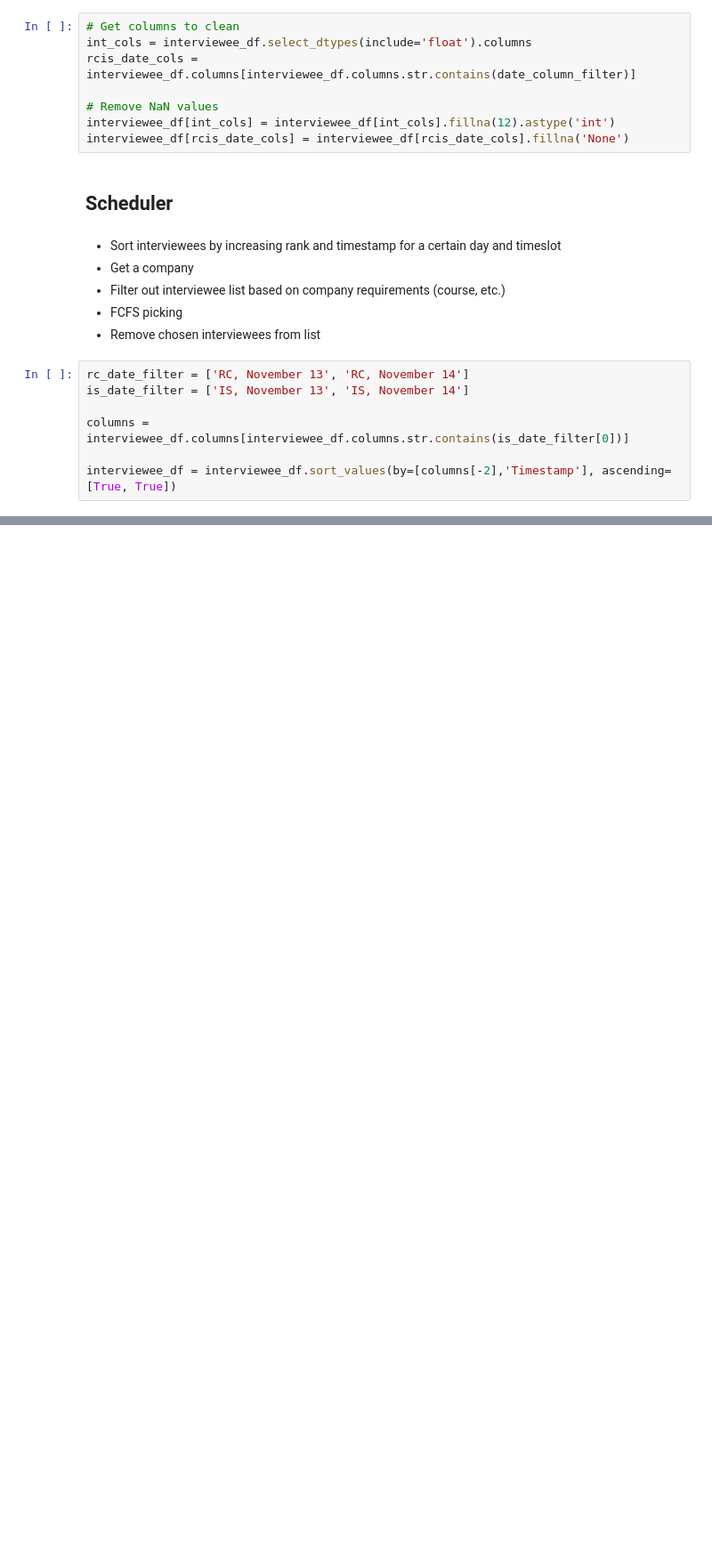
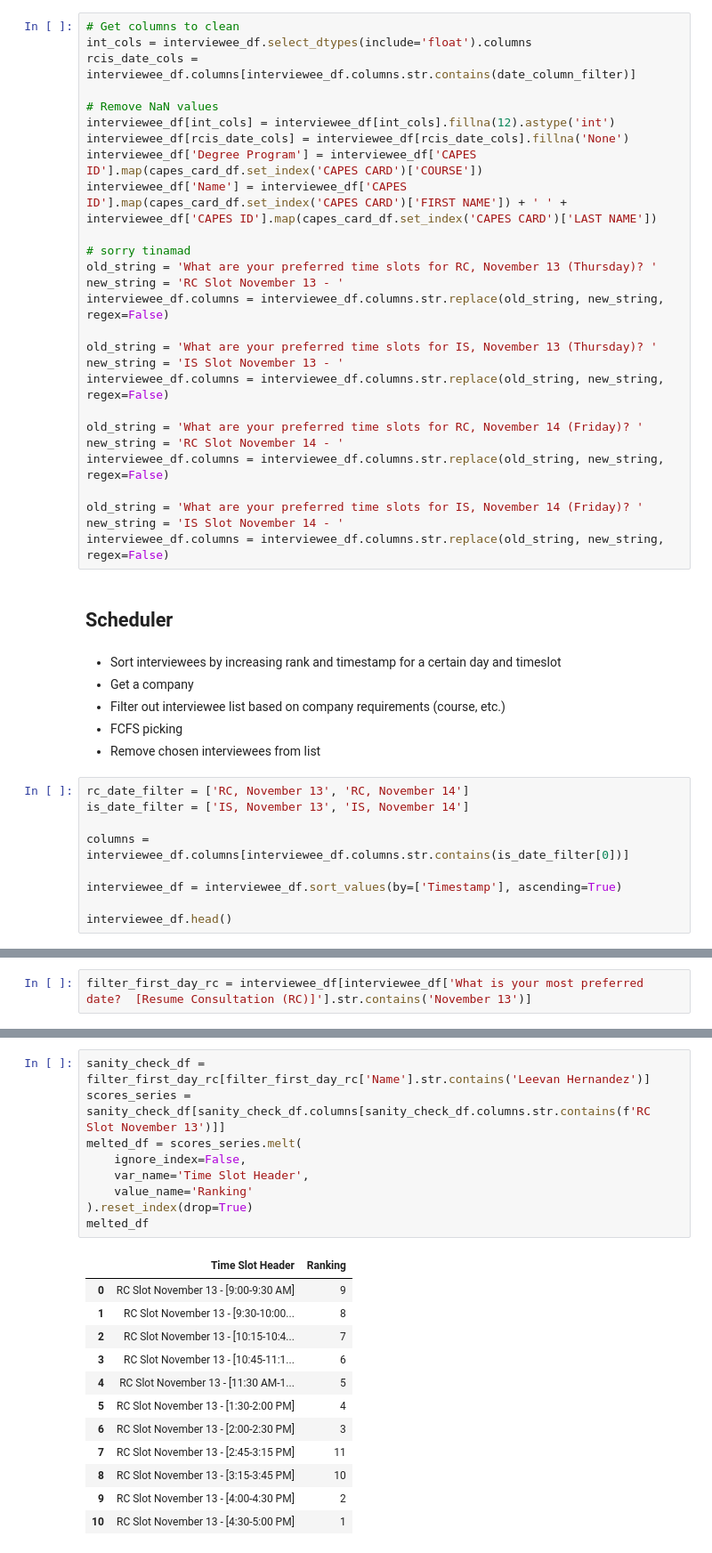
Before and after one commit to DenzDy/capes-interview-scheduler, a Jupyter notebook: scheduler.ipynb, the cells around one changed output, grey strips where cells are left out. Shown at 89% size. Cells and saved outputs as stored; diff of their text form; blank space fills up the shorter version.

```diff
--- a/scheduler.ipynb
+++ b/scheduler.ipynb
@@ -172,6 +171,25 @@ rcis_date_cols = interviewee_df.columns[interviewee_df.columns.str.contains(date
 # Remove NaN values
 interviewee_df[int_cols] = interviewee_df[int_cols].fillna(12).astype('int')
 interviewee_df[rcis_date_cols] = interviewee_df[rcis_date_cols].fillna('None')
+interviewee_df['Degree Program'] = interviewee_df['CAPES ID'].map(capes_card_df.set_index('CAPES CARD')['COURSE'])
+interviewee_df['Name'] = interviewee_df['CAPES ID'].map(capes_card_df.set_index('CAPES CARD')['FIRST NAME']) + ' ' + interviewee_df['CAPES ID'].map(capes_card_df.set_index('CAPES CARD')['LAST NAME'])
+
+# sorry tinamad
+old_string = 'What are your preferred time slots for RC, November 13 (Thursday)? '
+new_string = 'RC Slot November 13 - '
+interviewee_df.columns = interviewee_df.columns.str.replace(old_string, new_string, regex=False)
+
+old_string = 'What are your preferred time slots for IS, November 13 (Thursday)? '
+new_string = 'IS Slot November 13 - '
+interviewee_df.columns = interviewee_df.columns.str.replace(old_string, new_string, regex=False)
+
+old_string = 'What are your preferred time slots for RC, November 14 (Friday)? '
+new_string = 'RC Slot November 14 - '
+interviewee_df.columns = interviewee_df.columns.str.replace(old_string, new_string, regex=False)
+
+old_string = 'What are your preferred time slots for IS, November 14 (Friday)? '
+new_string = 'IS Slot November 14 - '
+interviewee_df.columns = interviewee_df.columns.str.replace(old_string, new_string, regex=False)
 # %% [markdown]
 ## Scheduler
 # %% [markdown]
@@ -186,5 +204,7 @@ is_date_filter = ['IS, November 13', 'IS, November 14']
 
 columns = interviewee_df.columns[interviewee_df.columns.str.contains(is_date_filter[0])]
 
-interviewee_df = interviewee_df.sort_values(by=[columns[-2],'Timestamp'], ascending=[True, True])
+interviewee_df = interviewee_df.sort_values(by=['Timestamp'], ascending=True)
+
+interviewee_df.head()
 # %% [output]
@@ -198,0 +420,2 @@ What are your preferred time slots for IS, November 13 (Thursday)? [3:15-4:00 PM
+# %%
+filter_first_day_rc = interviewee_df[interviewee_df['What is your most preferred date?  [Resume Consultation (RC)]'].str.contains('November 13')]
@@ -198,0 +424,22 @@ What are your preferred time slots for IS, November 13 (Thursday)? [3:15-4:00 PM
+# %%
+sanity_check_df = filter_first_day_rc[filter_first_day_rc['Name'].str.contains('Leevan Hernandez')]
+scores_series = sanity_check_df[sanity_check_df.columns[sanity_check_df.columns.str.contains(f'RC Slot November 13')]]
+melted_df = scores_series.melt(
+    ignore_index=False,
+    var_name='Time Slot Header',
+    value_name='Ranking'
+).reset_index(drop=True)
+melted_df
+# %% [output]
+|  | Time Slot Header | Ranking |
+| 0 | RC Slot November 13 - [9:00-9:30 AM] | 9 |
+| 1 | RC Slot November 13 - [9:30-10:00... | 8 |
+| 2 | RC Slot November 13 - [10:15-10:4... | 7 |
+| 3 | RC Slot November 13 - [10:45-11:1... | 6 |
+| 4 | RC Slot November 13 - [11:30 AM-1... | 5 |
+| 5 | RC Slot November 13 - [1:30-2:00 PM] | 4 |
+| 6 | RC Slot November 13 - [2:00-2:30 PM] | 3 |
+| 7 | RC Slot November 13 - [2:45-3:15 PM] | 11 |
+| 8 | RC Slot November 13 - [3:15-3:45 PM] | 10 |
+| 9 | RC Slot November 13 - [4:00-4:30 PM] | 2 |
+| 10 | RC Slot November 13 - [4:30-5:00 PM] | 1 |
```
Also changed, not shown: parts of 18 cells of this notebook.
